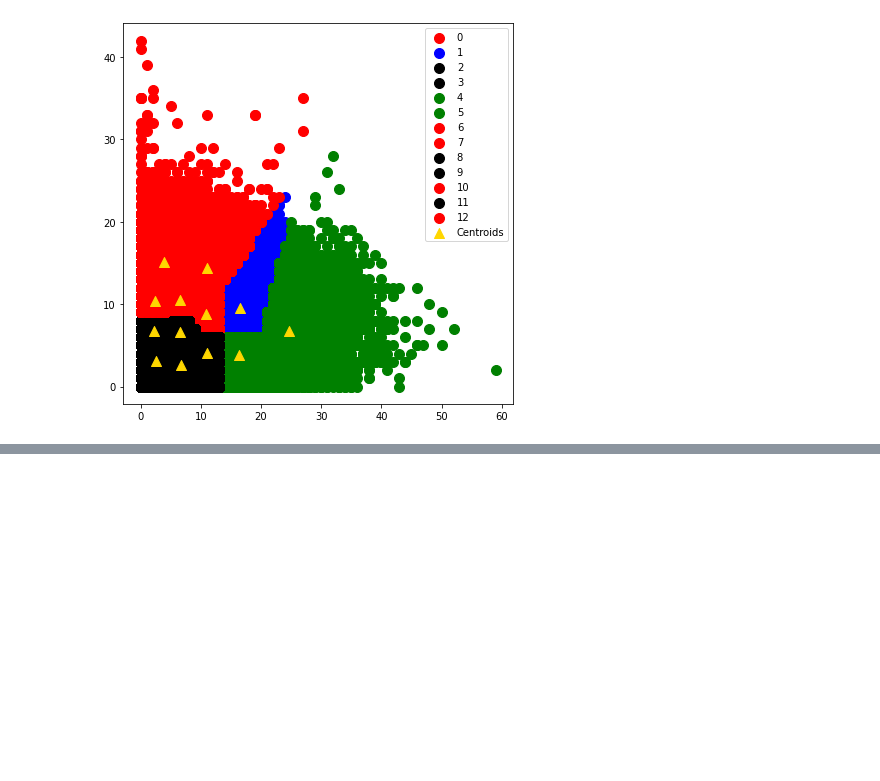
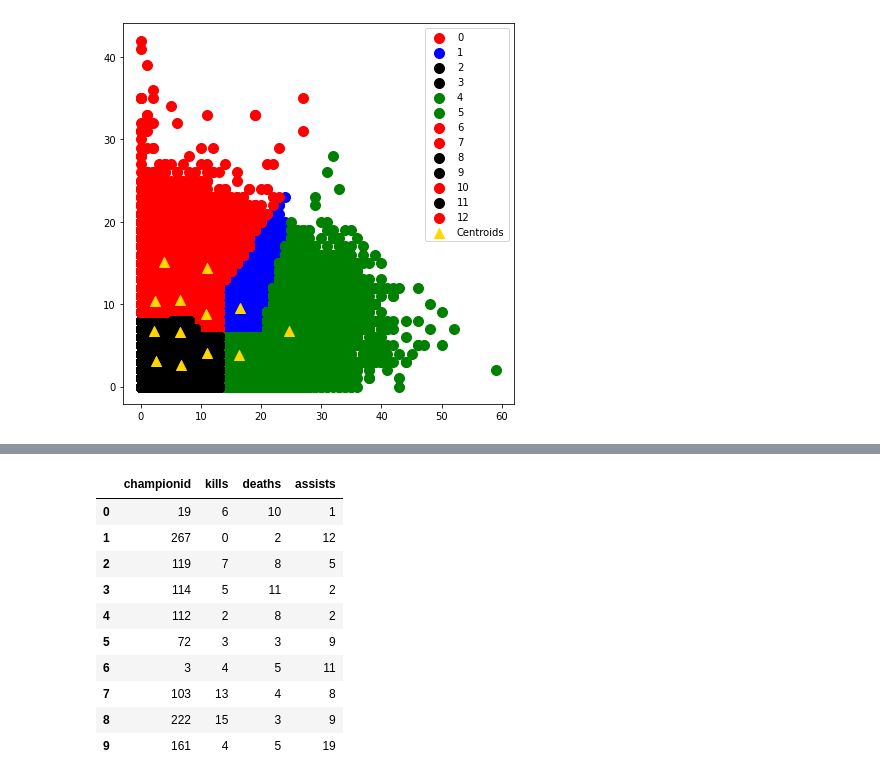
Before and after one commit to oguzhaneryigit/DataScience-LOL-Analysis, a Jupyter notebook: GuncelDataScience.ipynb, the cells around one changed output, grey strips where cells are left out. Cells and saved outputs as stored; diff of their text form; code cells hidden in the pictures; blank space fills up the shorter version.

```diff
--- a/GuncelDataScience.ipynb
+++ b/GuncelDataScience.ipynb
@@ -856,0 +926,15 @@ fig.colorbar(density, label='Number of points per pixel')
+# %%
+participants_tree=participants_tree[["championid","kills","deaths","assists"]]
+participants_tree.head(10)
+# %% [output]
+|  | championid | kills | deaths | assists |
+| 0 | 19 | 6 | 10 | 1 |
+| 1 | 267 | 0 | 2 | 12 |
+| 2 | 119 | 7 | 8 | 5 |
+| 3 | 114 | 5 | 11 | 2 |
+| 4 | 112 | 2 | 8 | 2 |
+| 5 | 72 | 3 | 3 | 9 |
+| 6 | 3 | 4 | 5 | 11 |
+| 7 | 103 | 13 | 4 | 8 |
+| 8 | 222 | 15 | 3 | 9 |
+| 9 | 161 | 4 | 5 | 19 |
```
Also changed, not shown: parts of 16 cells of this notebook.
